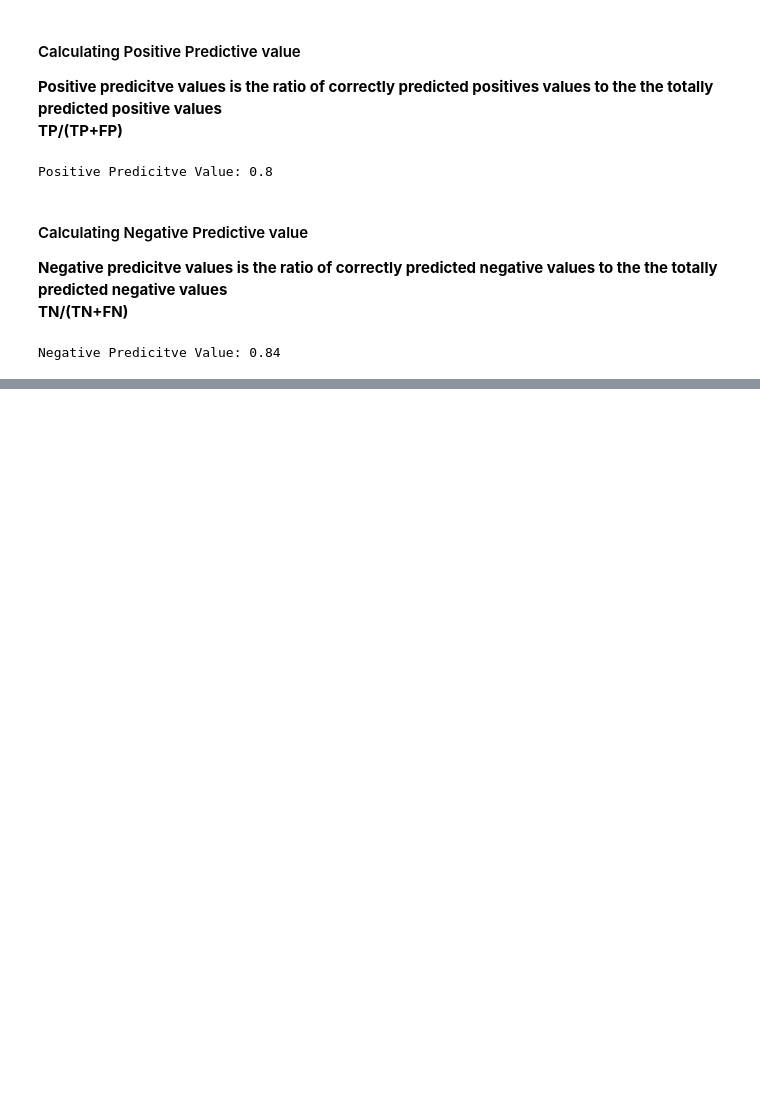
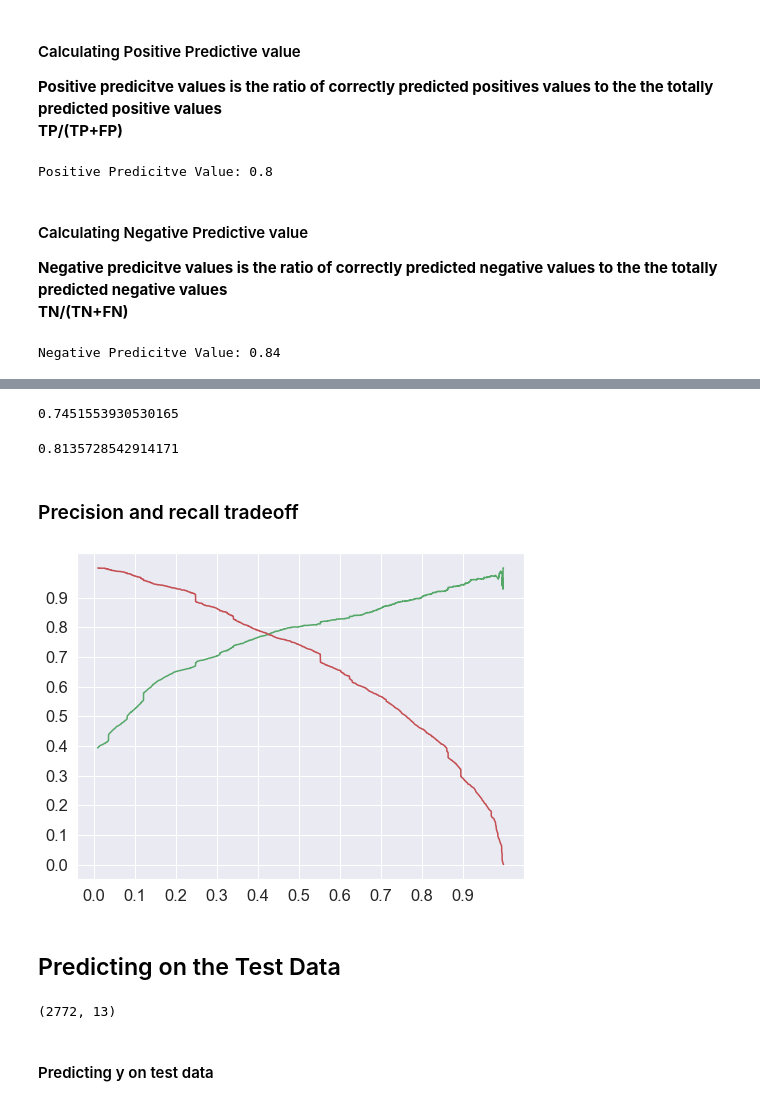
Before and after one commit to tkuttanda/Lead_Scoring_Assignment, a Jupyter notebook: Lead_Scoring_Assignment.ipynb, the cells around one changed output, grey strips where cells are left out. Cells and saved outputs as stored; diff of their text form; code cells hidden in the pictures; blank space fills up the shorter version.

```diff
--- a/Lead_Scoring_Assignment.ipynb
+++ b/Lead_Scoring_Assignment.ipynb
@@ -1203,0 +1260,3 @@ Negative Predicitve Value: 0.84
+# %%
+y_train_pred_final['Final_Predicted_Conversion'] = y_train_pred_final.Converted_Probablity.map(lambda x: 1 if x>0.36 else 0)
+y_train_pred_final.head()
@@ -1210,0 +1329,25 @@ sklearn.metrics.roc_curve(y_train_pred_final.Converted,y_train_pred_final.Predic
+# %%
+final_precision = metrics.precision_score(y_train_pred_final.Converted,y_train_pred_final.Final_Predicted_Conversion)
+final_precision
+# %% [output]
+0.7451553930530165
+# %%
+final_recall = metrics.recall_score(y_train_pred_final.Converted,y_train_pred_final.Final_Predicted_Conversion)
+final_recall
+# %% [output]
+0.8135728542914171
+# %% [markdown]
+### Precision and recall tradeoff
+# %%
+p,r,thresholds = precision_recall_curve(y_train_pred_final.Converted,y_train_pred_final.Converted_Probablity)
+# %%
+plt.figure(figsize=(8,6))
+plt.plot(thresholds, p[:-1], "g-")
+plt.plot(thresholds, r[:-1], "r-")
+plt.xticks(ticks = [x/10 for x in range(10)])
+plt.yticks(ticks = [x/10 for x in range(10)])
+plt.show()
+# %% [output]
+[figure, added]
+# %% [markdown]
+## Predicting on the Test Data
@@ -1210,0 +1356,7 @@ sklearn.metrics.roc_curve(y_train_pred_final.Converted,y_train_pred_final.Predic
+# %%
+X_test = X_test[col]
+X_test.shape
+# %% [output]
+(2772, 13)
+# %% [markdown]
+#### Predicting y on test data
```
Also changed, not shown: parts of 54 cells of this notebook.
